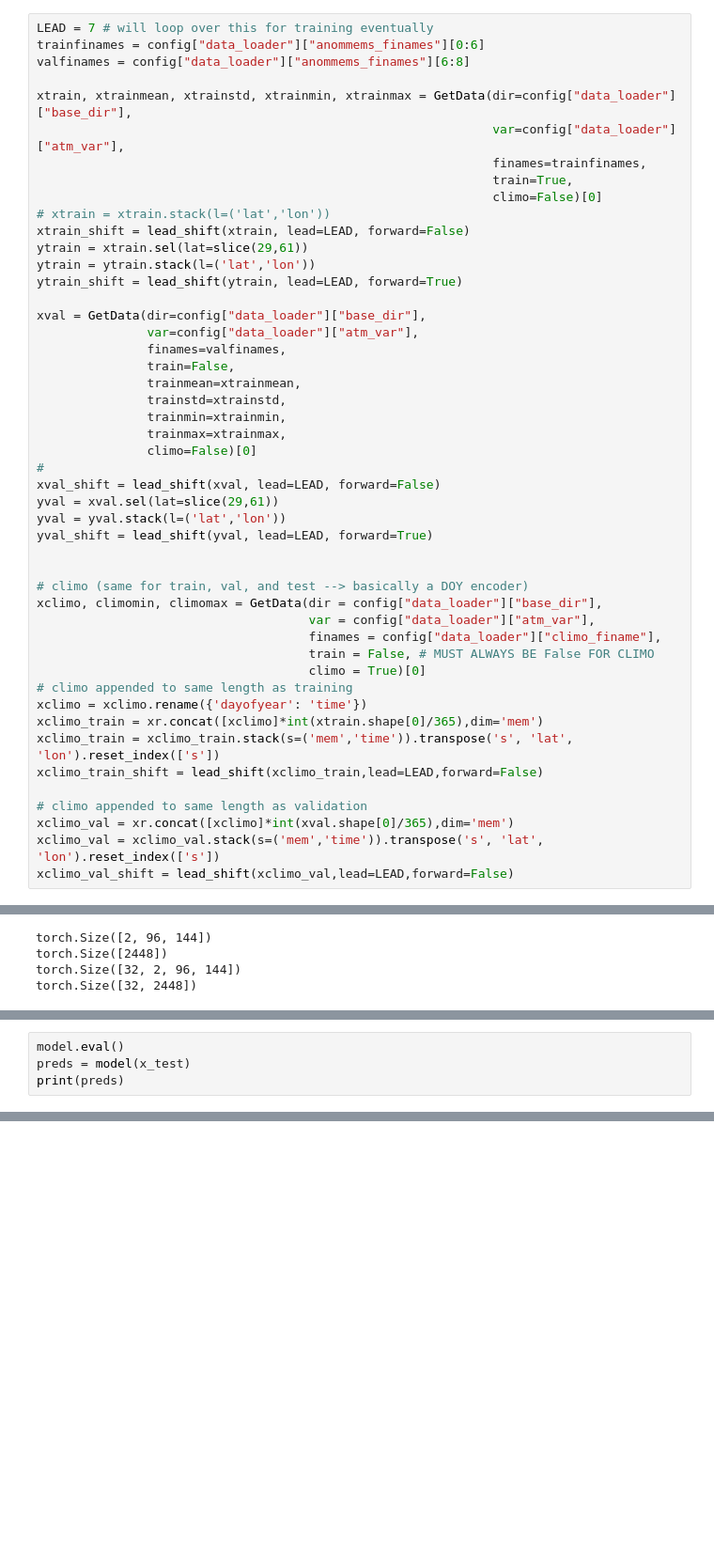
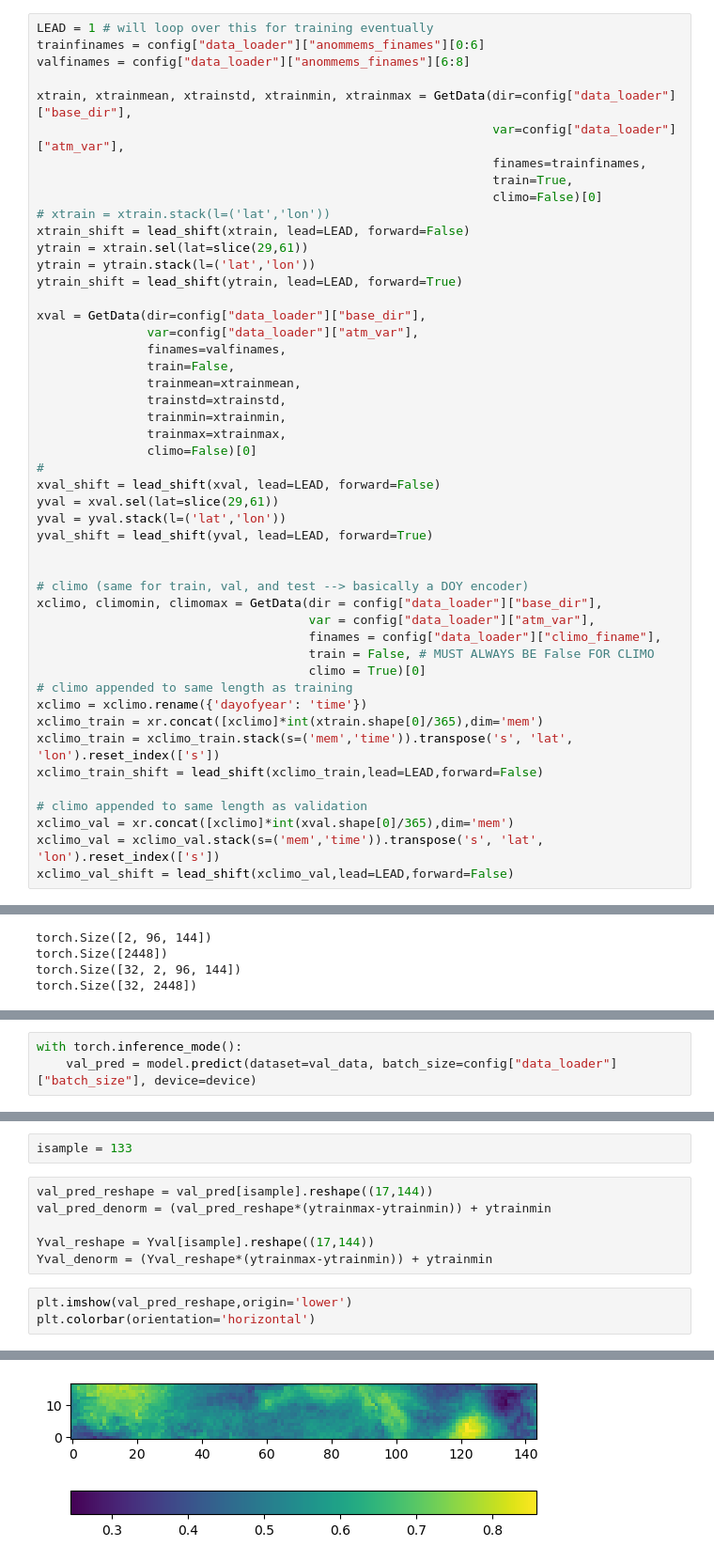
Before and after one commit to kjmayer/S2SPred-EarthSystem, a Jupyter notebook: train.ipynb, the cells around one changed output, grey strips where cells are left out. Shown: that part at 94% size. Cells and saved outputs as stored; diff of their text form; blank space fills up the shorter version.

```diff
--- a/train.ipynb
+++ b/train.ipynb
@@ -28,7 +35,7 @@ np.random.seed(config["seed"])
 random.seed(config["seed"])
 torch.backends.cudnn.deterministic = True
 # %%
-LEAD = 7 # will loop over this for training eventually
+LEAD = 1 # will loop over this for training eventually
 trainfinames = config["data_loader"]["anommems_finames"][0:6]
 valfinames = config["data_loader"]["anommems_finames"][6:8]
 
@@ -200,4 +233,3 @@ plt.show()
 # %%
-model.eval()
-preds = model(x_test)
-print(preds)
+with torch.inference_mode():
+    val_pred = model.predict(dataset=val_data, batch_size=config["data_loader"]["batch_size"], device=device)
@@ -203,0 +245,12 @@ print(preds)
+# %%
+isample = 133
+# %%
+val_pred_reshape = val_pred[isample].reshape((17,144))
+val_pred_denorm = (val_pred_reshape*(ytrainmax-ytrainmin)) + ytrainmin
+
+Yval_reshape = Yval[isample].reshape((17,144))
+Yval_denorm = (Yval_reshape*(ytrainmax-ytrainmin)) + ytrainmin
+# %%
+plt.imshow(val_pred_reshape,origin='lower')
+plt.colorbar(orientation='horizontal')
+# %% [output]
@@ -203,0 +258 @@ print(preds)
+[figure, added]
```
Also changed, not shown: parts of 13 cells of this notebook, 3 other files.
